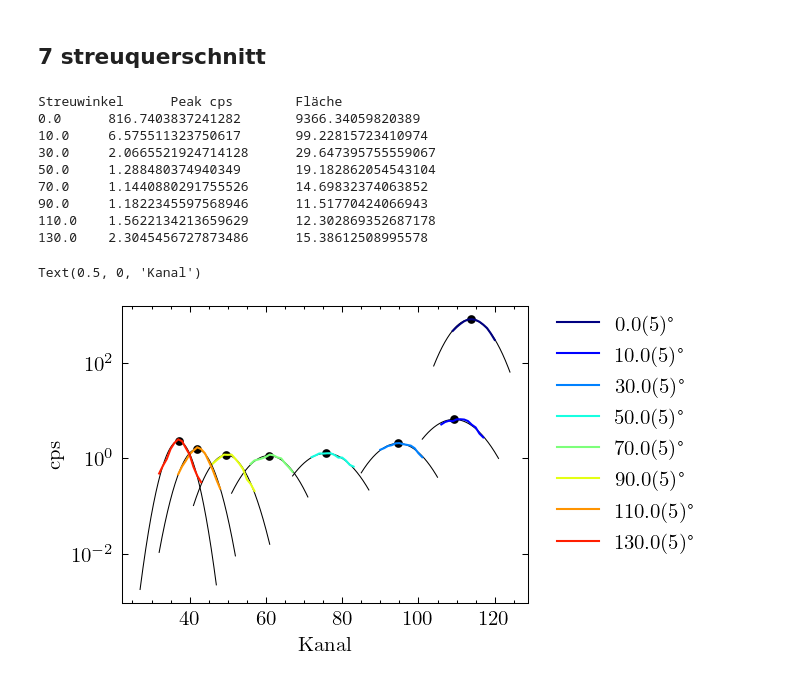
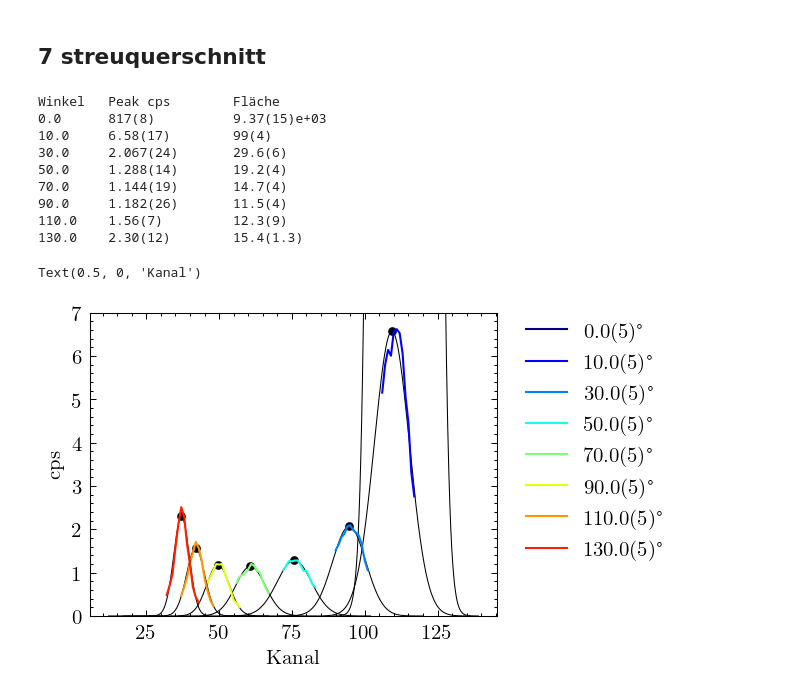
Before and after one commit to emhl/FP1, a Jupyter notebook: Compton.ipynb, the cells around one changed output. Cells and saved outputs as stored; diff of their text form; code cells hidden in the pictures.

Commit message:
first streuqs fit

```diff
--- a/Compton.ipynb
+++ b/Compton.ipynb
@@ -121,8 +121,11 @@ plt.ylabel('Normierte Intensität')
 Text(0, 0.5, 'Normierte Intensität')
 [figure]
 # %%
-def gauss(x, x0, a, sigma):
-    return a*np.exp(-(x-x0)**2/(2*sigma**2))
+def ugauss(x, x0, a, sigma):
+    return a*unp.exp(-(x-x0)**2/(2*sigma**2))
+
+def un_gauss(x, x0, a, sigma):
+    return a*unp.exp(-(x-x0)**2/(2*sigma**2))
 
 def gauss_area(a, sigma):
     return a*np.sqrt(2*np.pi)*sigma
@@ -637,37 +640,41 @@ for w in streuwinkel:
 livetimes = unp.uarray(livetimes,0.05)
 # %%
 streu_querschnitt = []*len(streuwinkel)
+streu_qs_peak = []*len(streuwinkel)
+streu_qs_area = []*len(streuwinkel)
 plt.figure()
 
-print('Streuwinkel \t Peak cps \t Fläche')
+print('Winkel \t Peak cps \t Fläche')
 for i in range(len(streu_data)):
     x,y = streu_data[i]['channel'],  unp.nominal_values(streu_data[i]['counts']/livetimes[i])
     peak = np.where(y==np.max(y))[0][0]
-    xl = np.linspace(x[peak-10],x[peak+10],500)
+    xl = np.linspace(x[peak-25],x[peak+25],500)
     c,pcov = curve_fit(gauss,x[peak-10:peak+10],y[peak-10:peak+10],p0=[x[peak],y[peak],x[peak+3]-x[peak-3]])
     perr = np.sqrt(np.diag(pcov))
     # print(f'{un.ufloat(c[0],np.sqrt(pcov[0,0])):S}keV')
-    print(f'{streuwinkel[i].n} \t {gauss(c[0],*c)} \t {gauss_area(*c[1:])}')
+    print(f'{streuwinkel[i].n} \t {un_gauss(uf(c[0],perr[0]),uf(c[0],perr[0]),uf(c[1],perr[1]),uf(c[2],perr[2])):S} \t {gauss_area(uf(c[1],perr[1]),uf(c[2],perr[2])):S}')
     plt.plot(xl,gauss(xl,*c),c='k',lw=0.5)
     plt.scatter(c[0],gauss(c[0],*c),c='k',s=10)
     plt.plot(x[peak-5:peak+7],y[peak-5:peak+7], label=f'{streuwinkel[i]:S}°',color=mapcolors(len(streu_data))[i])
 
     streu_querschnitt = np.append(streu_querschnitt, np.sum(y[peak-5:peak+7]))
+    streu_qs_peak = np.append(streu_qs_peak, un_gauss(uf(c[0],perr[0]),uf(c[0],perr[0]),uf(c[1],perr[1]),uf(c[2],perr[2])))
+    streu_qs_area = np.append(streu_qs_area, gauss_area(uf(c[1],perr[1]),uf(c[2],perr[2])))
 plt.legend(bbox_to_anchor=(1.05, 1), loc='upper left', borderaxespad=0., ncol=1)
-# plt.xlim(0,160)
-plt.yscale('log')
+plt.ylim(0,7)
+# plt.yscale('log')
 # plt.ylim(10,20000)
 plt.ylabel('cps')
 plt.xlabel('Kanal')
 # %% [output]
-Streuwinkel      Peak cps        Fläche
-0.0      816.7403837241282       9366.34059820389
-10.0     6.575511323750617       99.22815723410974
-30.0     2.0665521924714128      29.647395755559067
-50.0     1.288480374940349       19.182862054543104
-70.0     1.1440880291755526      14.69832374063852
-90.0     1.1822345597568946      11.51770424066943
-110.0    1.5622134213659629      12.302869352687178
-130.0    2.3045456727873486      15.38612508995578
+Winkel   Peak cps        Fläche
+0.0      817(8)          9.37(15)e+03
+10.0     6.58(17)        99(4)
+30.0     2.067(24)       29.6(6)
+50.0     1.288(14)       19.2(4)
+70.0     1.144(19)       14.7(4)
+90.0     1.182(26)       11.5(4)
+110.0    1.56(7)         12.3(9)
+130.0    2.30(12)        15.4(1.3)
 Text(0.5, 0, 'Kanal')
-[figure, old version]
+[figure, new version]
```
Also changed, not shown: parts of 20 cells of this notebook.
